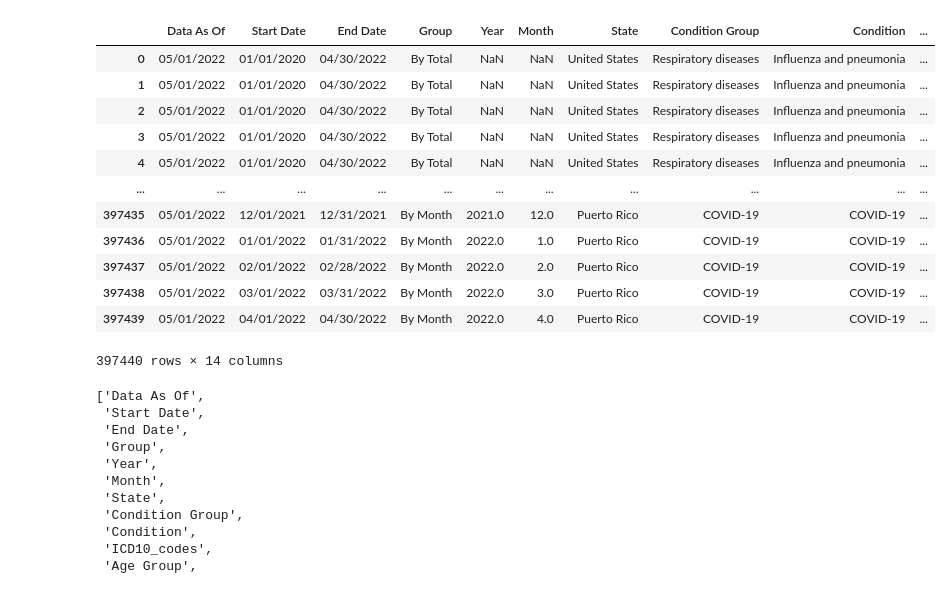
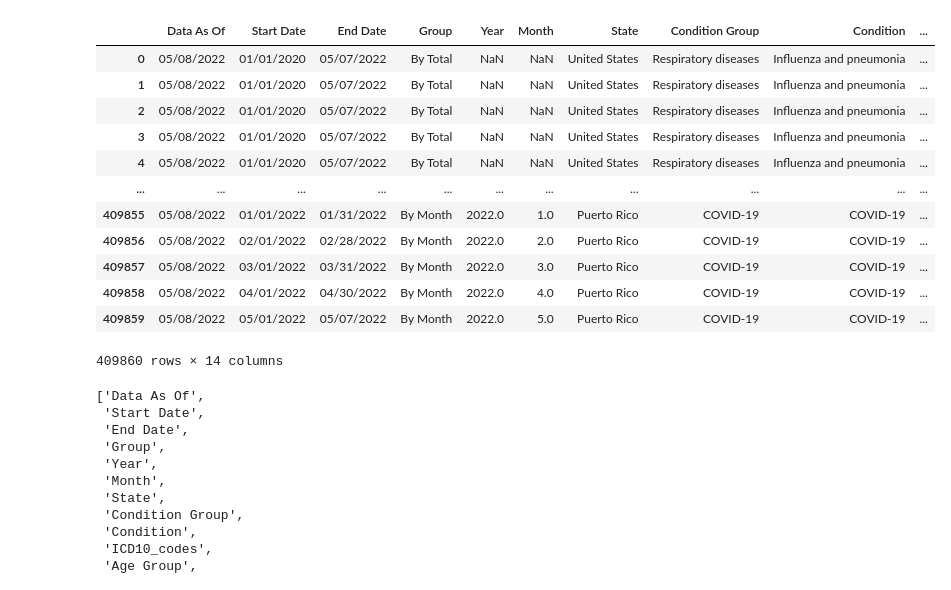
Before and after one commit to HartChrisT/Covid_Comorbidities, a Jupyter notebook: Covid_Conditions_Contributing_Dataframe.ipynb, the cells around one changed output. Saved outputs shown, nothing was run; the diff lists cells and outputs as text; code cells hidden in the pictures.

```diff
--- a/Covid_Conditions_Contributing_Dataframe.ipynb
+++ b/Covid_Conditions_Contributing_Dataframe.ipynb
@@ -5,23 +5,23 @@ import numpy as np
 import csv
 # %%
 # Load in CSV files
-file_path = 'Resources/Conditions_Contributing_to_COVID-19_Deaths__by_State_and_Age__Provisional_2020-2022.csv'
+file_path = 'Resources/Covid-19/Data/Conditions_Contributing_to_COVID-19_Deaths__by_State_and_Age__Provisional_2020-2022.csv'
 Covid_contributing_conditions = pd.read_csv(file_path)
 Covid_contributing_conditions
 # %% [output]
 |  | Data As Of | Start Date | End Date | Group | Year | Month | State | Condition Group | Condition | ... |
-| 0 | 05/01/2022 | 01/01/2020 | 04/30/2022 | By Total | NaN | NaN | United States | Respiratory diseases | Influenza and pneumonia | ... |
-| 1 | 05/01/2022 | 01/01/2020 | 04/30/2022 | By Total | NaN | NaN | United States | Respiratory diseases | Influenza and pneumonia | ... |
-| 2 | 05/01/2022 | 01/01/2020 | 04/30/2022 | By Total | NaN | NaN | United States | Respiratory diseases | Influenza and pneumonia | ... |
-| 3 | 05/01/2022 | 01/01/2020 | 04/30/2022 | By Total | NaN | NaN | United States | Respiratory diseases | Influenza and pneumonia | ... |
-| 4 | 05/01/2022 | 01/01/2020 | 04/30/2022 | By Total | NaN | NaN | United States | Respiratory diseases | Influenza and pneumonia | ... |
+| 0 | 05/08/2022 | 01/01/2020 | 05/07/2022 | By Total | NaN | NaN | United States | Respiratory diseases | Influenza and pneumonia | ... |
+| 1 | 05/08/2022 | 01/01/2020 | 05/07/2022 | By Total | NaN | NaN | United States | Respiratory diseases | Influenza and pneumonia | ... |
+| 2 | 05/08/2022 | 01/01/2020 | 05/07/2022 | By Total | NaN | NaN | United States | Respiratory diseases | Influenza and pneumonia | ... |
+| 3 | 05/08/2022 | 01/01/2020 | 05/07/2022 | By Total | NaN | NaN | United States | Respiratory diseases | Influenza and pneumonia | ... |
+| 4 | 05/08/2022 | 01/01/2020 | 05/07/2022 | By Total | NaN | NaN | United States | Respiratory diseases | Influenza and pneumonia | ... |
 | ... | ... | ... | ... | ... | ... | ... | ... | ... | ... | ... |
-| 397435 | 05/01/2022 | 12/01/2021 | 12/31/2021 | By Month | 2021.0 | 12.0 | Puerto Rico | COVID-19 | COVID-19 | ... |
-| 397436 | 05/01/2022 | 01/01/2022 | 01/31/2022 | By Month | 2022.0 | 1.0 | Puerto Rico | COVID-19 | COVID-19 | ... |
-| 397437 | 05/01/2022 | 02/01/2022 | 02/28/2022 | By Month | 2022.0 | 2.0 | Puerto Rico | COVID-19 | COVID-19 | ... |
-| 397438 | 05/01/2022 | 03/01/2022 | 03/31/2022 | By Month | 2022.0 | 3.0 | Puerto Rico | COVID-19 | COVID-19 | ... |
-| 397439 | 05/01/2022 | 04/01/2022 | 04/30/2022 | By Month | 2022.0 | 4.0 | Puerto Rico | COVID-19 | COVID-19 | ... |
+| 409855 | 05/08/2022 | 01/01/2022 | 01/31/2022 | By Month | 2022.0 | 1.0 | Puerto Rico | COVID-19 | COVID-19 | ... |
+| 409856 | 05/08/2022 | 02/01/2022 | 02/28/2022 | By Month | 2022.0 | 2.0 | Puerto Rico | COVID-19 | COVID-19 | ... |
+| 409857 | 05/08/2022 | 03/01/2022 | 03/31/2022 | By Month | 2022.0 | 3.0 | Puerto Rico | COVID-19 | COVID-19 | ... |
+| 409858 | 05/08/2022 | 04/01/2022 | 04/30/2022 | By Month | 2022.0 | 4.0 | Puerto Rico | COVID-19 | COVID-19 | ... |
+| 409859 | 05/08/2022 | 05/01/2022 | 05/07/2022 | By Month | 2022.0 | 5.0 | Puerto Rico | COVID-19 | COVID-19 | ... |
-397440 rows × 14 columns
+409860 rows × 14 columns
 # %%
 Covid_contributing_conditions.columns.tolist()
 # %% [output]
```
Also changed, not shown: parts of 20 cells of this notebook, 6 other files.
